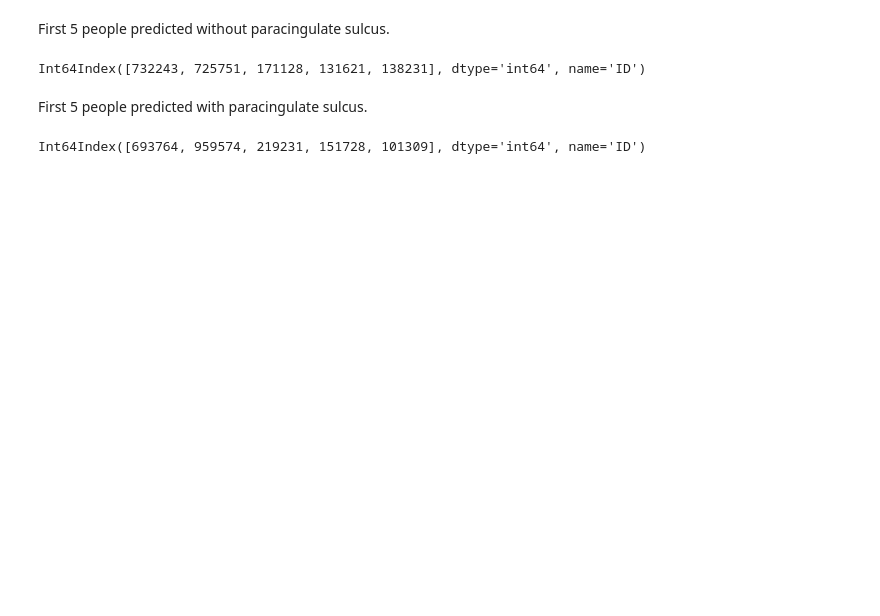
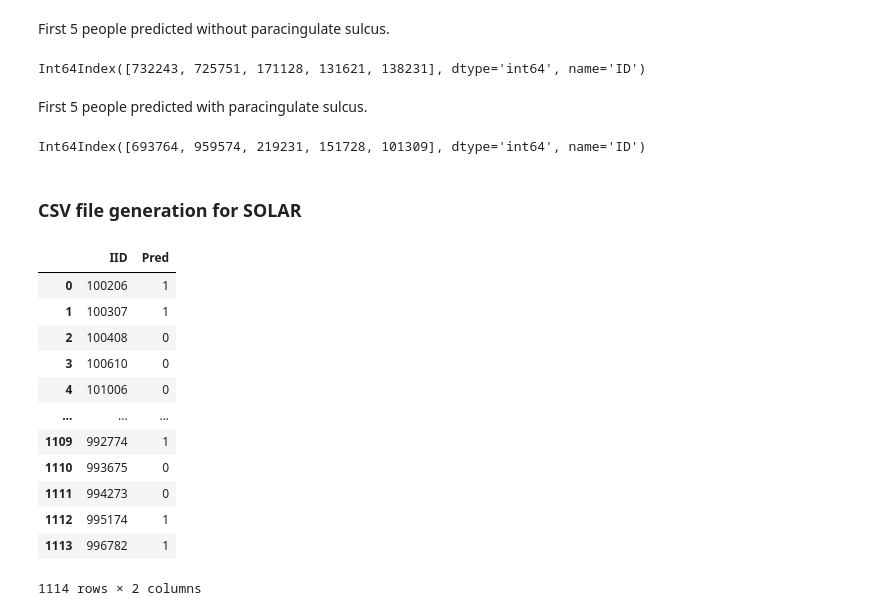
Before and after one commit to neurospin/champollion_V1, a Jupyter notebook: contrastive/notebooks/SVM_classifier_on_HCP_cingulate.ipynb, the cells around one changed output. Cells and saved outputs as stored; diff of their text form; code cells hidden in the pictures; blank space fills up the shorter version.

Commit message:
Add the exportation of csv files for SOLAR

```diff
--- a/contrastive/notebooks/SVM_classifier_on_HCP_cingulate.ipynb
+++ b/contrastive/notebooks/SVM_classifier_on_HCP_cingulate.ipynb
@@ -315,3 +319,25 @@ First 5 people predicted with paracingulate sulcus.
 embeddings_HCP.iloc[ACCP_proba_pred[:,0].argsort()[0:5]].index
 # %% [output]
 Int64Index([693764, 959574, 219231, 151728, 101309], dtype='int64', name='ID')
+# %% [markdown]
+### CSV file generation for SOLAR
+# %%
+df_HCP_binary_pred_PCS = pd.DataFrame({"IID" : list(embeddings_HCP.index),
+              "Pred" : model.predict(X=scl_bdd_hcp)})
+
+df_HCP_binary_pred_PCS.to_csv('/volatile/ad279118/Runs/0_heredity_PCS/data/HCP_binary_pred_PCS.csv', index=False)
+df_HCP_binary_pred_PCS.sort_values('IID')
+# %% [output]
+|  | IID | Pred |
+| 0 | 100206 | 1 |
+| 1 | 100307 | 1 |
+| 2 | 100408 | 0 |
+| 3 | 100610 | 0 |
+| 4 | 101006 | 0 |
+| ... | ... | ... |
+| 1109 | 992774 | 1 |
+| 1110 | 993675 | 0 |
+| 1111 | 994273 | 0 |
+| 1112 | 995174 | 1 |
+| 1113 | 996782 | 1 |
+1114 rows × 2 columns
```
Also changed, not shown: parts of 8 cells of this notebook.
